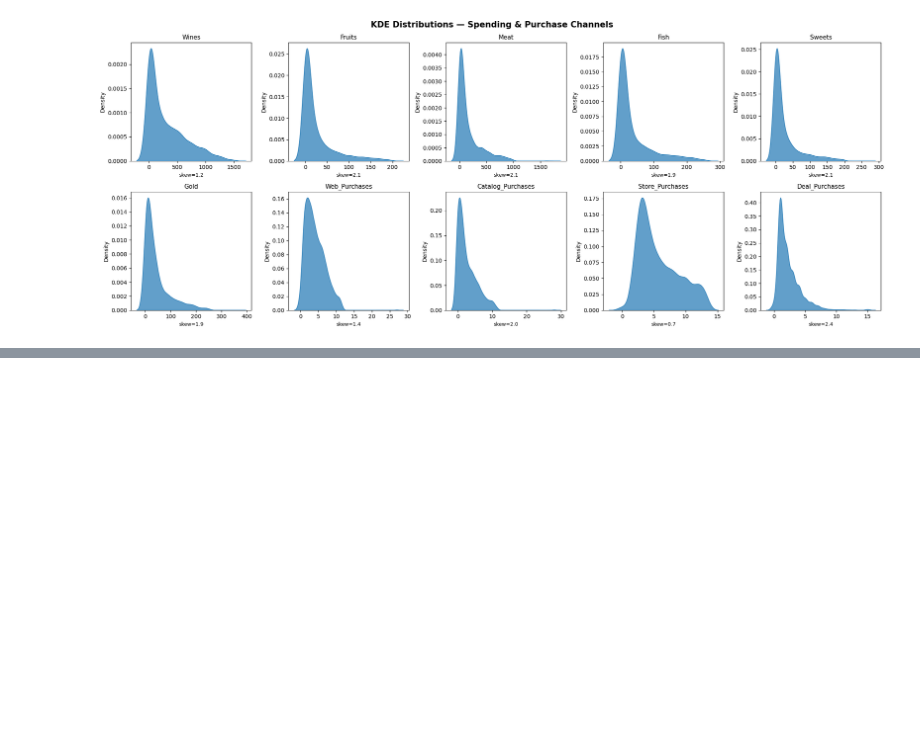
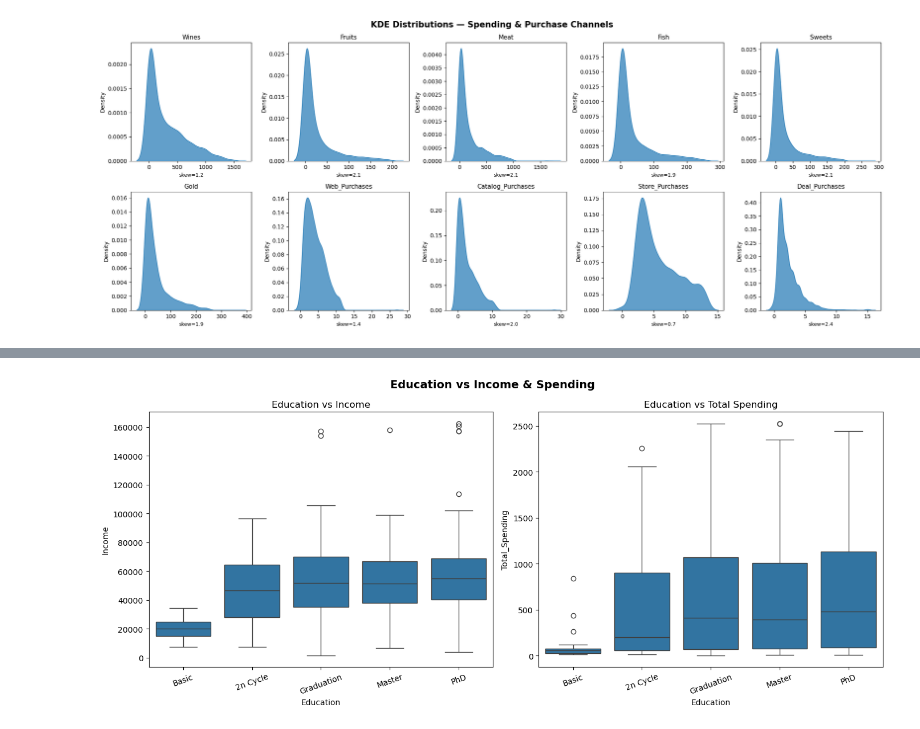
Before and after one commit to papocun/Customer-Segmentation-Project, a Jupyter notebook: Notebooks/Eda.ipynb, the cells around one changed output, grey strips where cells are left out. Cells and saved outputs as stored; diff of their text form; code cells hidden in the pictures; blank space fills up the shorter version.

```diff
--- a/Notebooks/Eda.ipynb
+++ b/Notebooks/Eda.ipynb
@@ -704,0 +731,21 @@ plt.show()
+# %%
+# Education vs Total Spending (boxplot)
+edu_order = ['Basic', '2n Cycle', 'Graduation', 'Master', 'PhD']
+
+fig, axes = plt.subplots(1, 2, figsize=(14, 6))
+fig.suptitle('Education vs Income & Spending', fontsize=14, fontweight='bold')
+
+sns.boxplot(data=df, x='Education', y='Income', order=edu_order,
+            ax=axes[0])
+axes[0].set_title('Education vs Income')
+axes[0].set_xticklabels(edu_order, rotation=20)
+
+sns.boxplot(data=df, x='Education', y='Total_Spending', order=edu_order,
+            ax=axes[1])
+axes[1].set_title('Education vs Total Spending')
+axes[1].set_xticklabels(edu_order, rotation=20)
+
+plt.tight_layout()
+plt.show()
+# %% [output]
+[figure, added]
```
Also changed, not shown: parts of 8 cells of this notebook.
